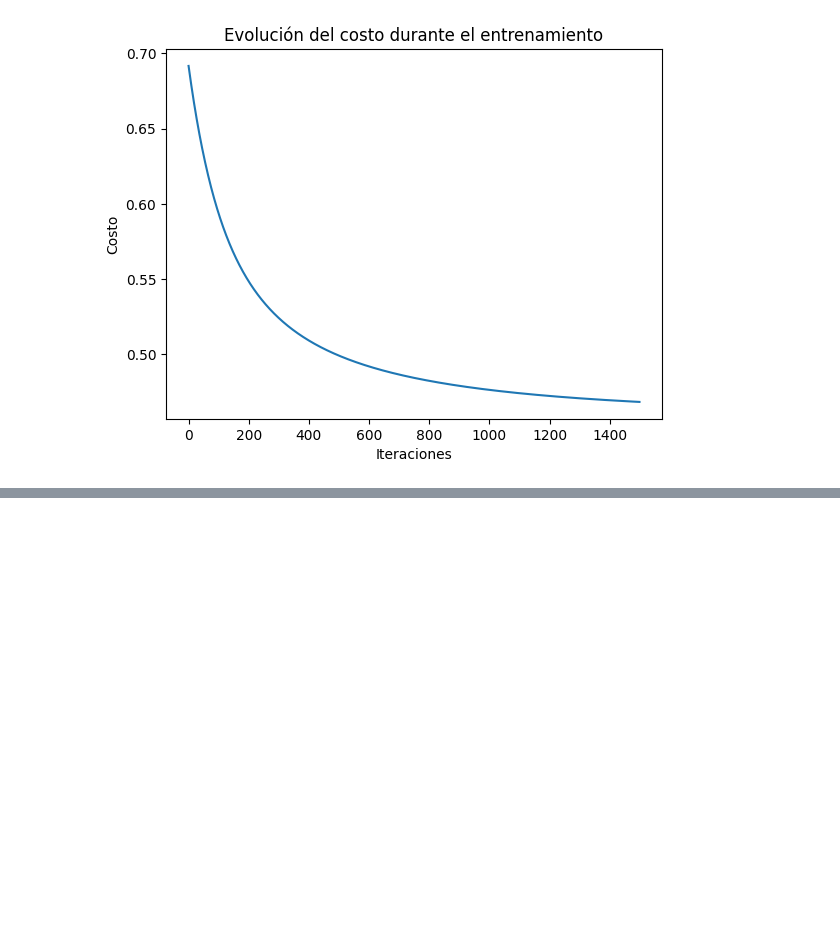
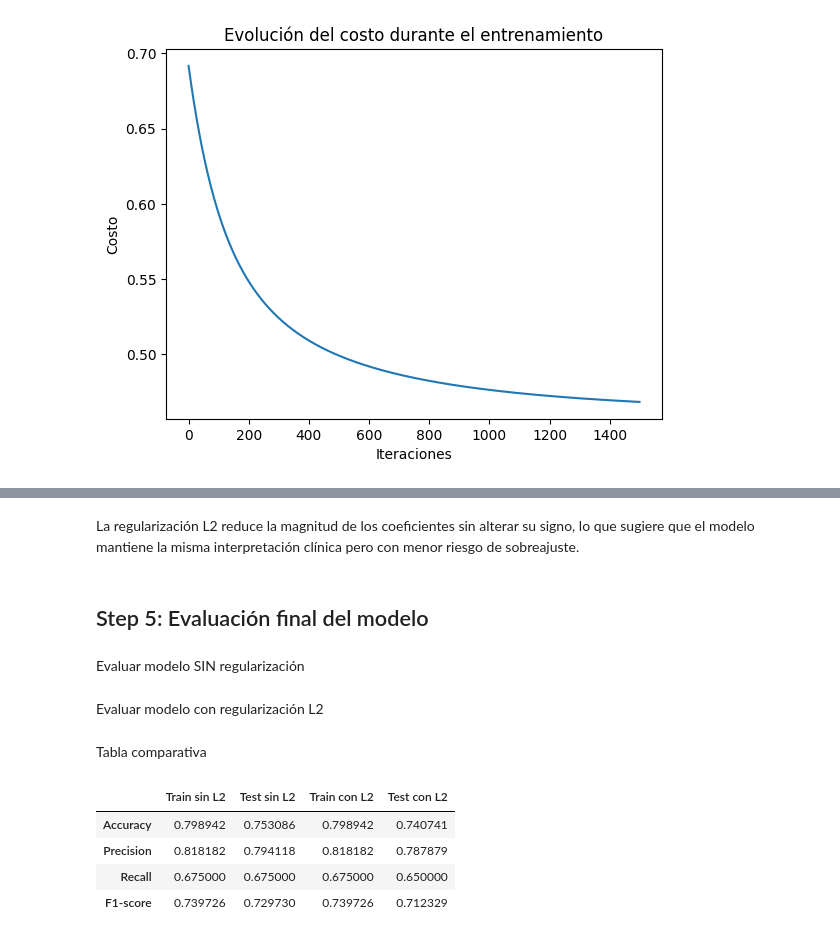
Before and after one commit to fecg2212/TDSE-Taller2, a Jupyter notebook: heart_disease_lr_analysis.ipynb, the cells around one changed output, grey strips where cells are left out. Cells and saved outputs as stored; diff of their text form; code cells hidden in the pictures; blank space fills up the shorter version.

Commit message:
Implementa regresión logística con regularización L2 y exportación del modelo

```diff
--- a/heart_disease_lr_analysis.ipynb
+++ b/heart_disease_lr_analysis.ipynb
@@ -201,0 +431,15 @@ plt.show()
+# %%
+lambda_ = 0.1
+
+w_l2 = np.zeros(X_train.shape[1])
+b_l2 = 0
+
+w_l2, b_l2, costs_l2 = gradient_descent_l2(
+    X_train,
+    y_train,
+    w_l2,
+    b_l2,
+    alpha=0.01,
+    iterations=2000,
+    lambda_=lambda_
+)
@@ -201,0 +461,46 @@ plt.show()
+# %% [markdown]
+La regularización L2 reduce la magnitud de los coeficientes sin alterar su signo, lo que sugiere que el modelo mantiene la misma interpretación clínica pero con menor riesgo de sobreajuste.
+# %% [markdown]
+## Step 5: Evaluación final del modelo
+# %%
+def evaluate_model(X, y, w, b):
+    y_probs = sigmoid(np.dot(X, w) + b)
+    y_pred = (y_probs >= 0.5).astype(int)
+
+    accuracy = np.mean(y_pred == y)
+
+    tp = np.sum((y == 1) & (y_pred == 1))
+    tn = np.sum((y == 0) & (y_pred == 0))
+    fp = np.sum((y == 0) & (y_pred == 1))
+    fn = np.sum((y == 1) & (y_pred == 0))
+
+    precision = tp / (tp + fp + 1e-8)
+    recall = tp / (tp + fn + 1e-8)
+    f1 = 2 * precision * recall / (precision + recall + 1e-8)
+
+    return accuracy, precision, recall, f1
+# %% [markdown]
+Evaluar modelo SIN regularización
+# %%
+acc_tr, prec_tr, rec_tr, f1_tr = evaluate_model(X_train, y_train, w, b)
+acc_te, prec_te, rec_te, f1_te = evaluate_model(X_test, y_test, w, b)
+# %% [markdown]
+Evaluar modelo con regularización L2
+# %%
+acc_tr_l2, prec_tr_l2, rec_tr_l2, f1_tr_l2 = evaluate_model(X_train, y_train, w_l2, b_l2)
+acc_te_l2, prec_te_l2, rec_te_l2, f1_te_l2 = evaluate_model(X_test, y_test, w_l2, b_l2)
+# %% [markdown]
+Tabla comparativa
+# %%
+pd.DataFrame({
+    "Train sin L2": [acc_tr, prec_tr, rec_tr, f1_tr],
+    "Test sin L2": [acc_te, prec_te, rec_te, f1_te],
+    "Train con L2": [acc_tr_l2, prec_tr_l2, rec_tr_l2, f1_tr_l2],
+    "Test con L2": [acc_te_l2, prec_te_l2, rec_te_l2, f1_te_l2],
+}, index=["Accuracy", "Precision", "Recall", "F1-score"])
+# %% [output]
+|  | Train sin L2 | Test sin L2 | Train con L2 | Test con L2 |
+| Accuracy | 0.798942 | 0.753086 | 0.798942 | 0.740741 |
+| Precision | 0.818182 | 0.794118 | 0.818182 | 0.787879 |
+| Recall | 0.675000 | 0.675000 | 0.675000 | 0.650000 |
+| F1-score | 0.739726 | 0.729730 | 0.739726 | 0.712329 |
```
Also changed, not shown: parts of 38 cells of this notebook, 2 other files.
